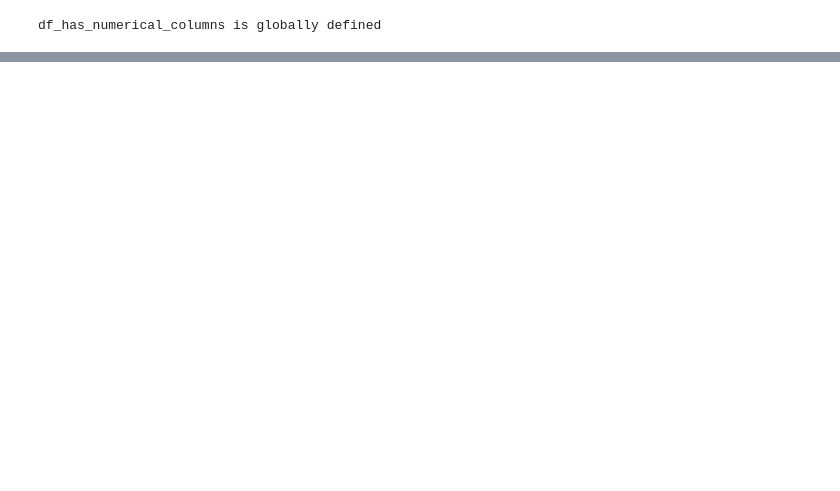
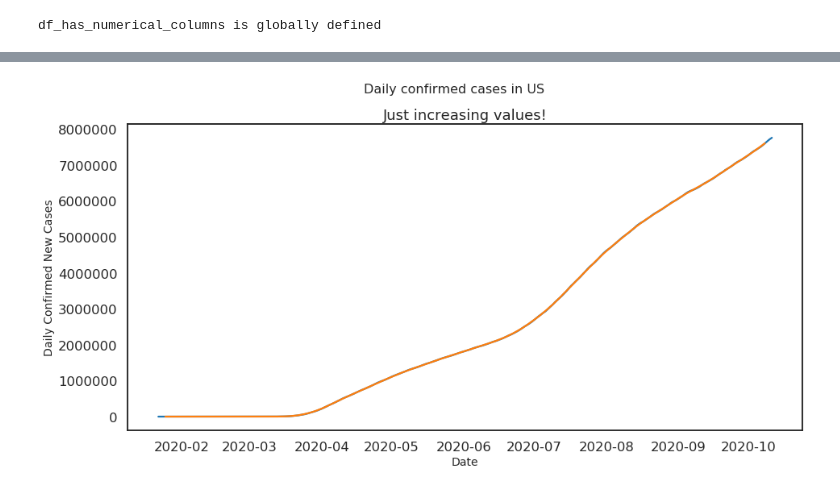
Before and after one commit to lveagithub/barcelonads, a Jupyter notebook: Session_DS_Stats_1/DataTypes.ipynb, the cells around one changed output, grey strips where cells are left out. Cells and saved outputs as stored; diff of their text form; code cells hidden in the pictures; blank space fills up the shorter version.

```diff
--- a/Session_DS_Stats_1/DataTypes.ipynb
+++ b/Session_DS_Stats_1/DataTypes.ipynb
@@ -403,0 +581,4 @@ First 3 rows:
+# %%
+sns_lineplot_comparisons_rolling(df_global_confirmed_country_spec_t, 'date', 'value', 'conf_cases_7day_average' ,'Just increasing values!','Daily confirmed cases in ' + global_confirmed_country)
+# %% [output]
+[figure, added]
```
Also changed, not shown: parts of 19 cells of this notebook, 2 other files.
